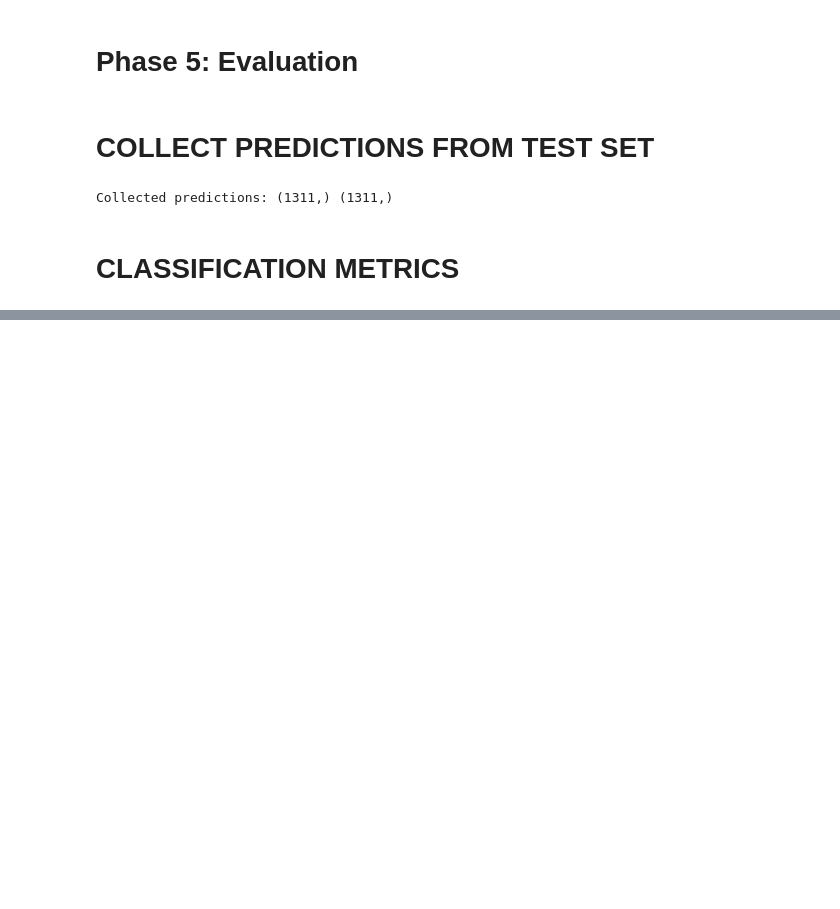
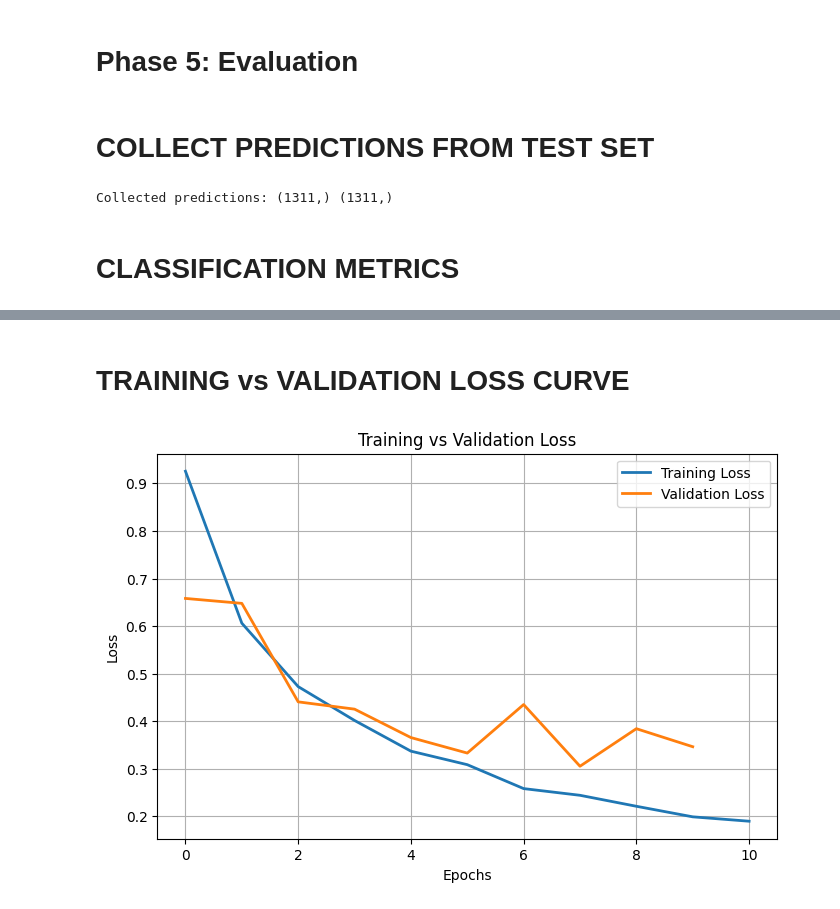
Before and after one commit to Blecyrajan/Dissertation, a Jupyter notebook: BrainTumor_CNN_ViT.ipynb, the cells around one changed output, grey strips where cells are left out. Drawn from its saved outputs; the diff is of its cells as text; code cells hidden in the pictures; blank space fills up the shorter version.

```diff
--- a/BrainTumor_CNN_ViT.ipynb
+++ b/BrainTumor_CNN_ViT.ipynb
@@ -778,0 +838,19 @@ weighted avg     0.9107    0.9077    0.9075      1311
+# %% [markdown]
+# TRAINING vs VALIDATION LOSS CURVE
+# %%
+plt.figure(figsize=(8,5))
+
+plt.plot(train_losses, label="Training Loss", linewidth=2)
+plt.plot(val_losses, label="Validation Loss", linewidth=2)
+
+plt.xlabel("Epochs")
+plt.ylabel("Loss")
+plt.title("Training vs Validation Loss")
+
+plt.legend()
+plt.grid(True)
+
+plt.savefig("loss_curve.png", dpi=300)
+plt.show()
+# %% [output]
+[figure, added]
```
Also changed, not shown: parts of 18 cells of this notebook.
